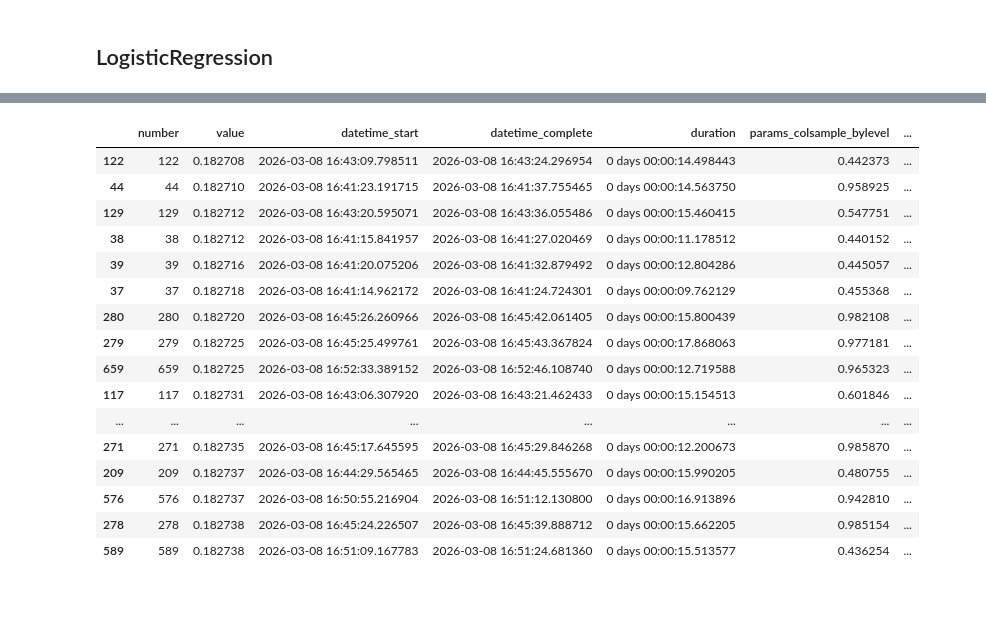
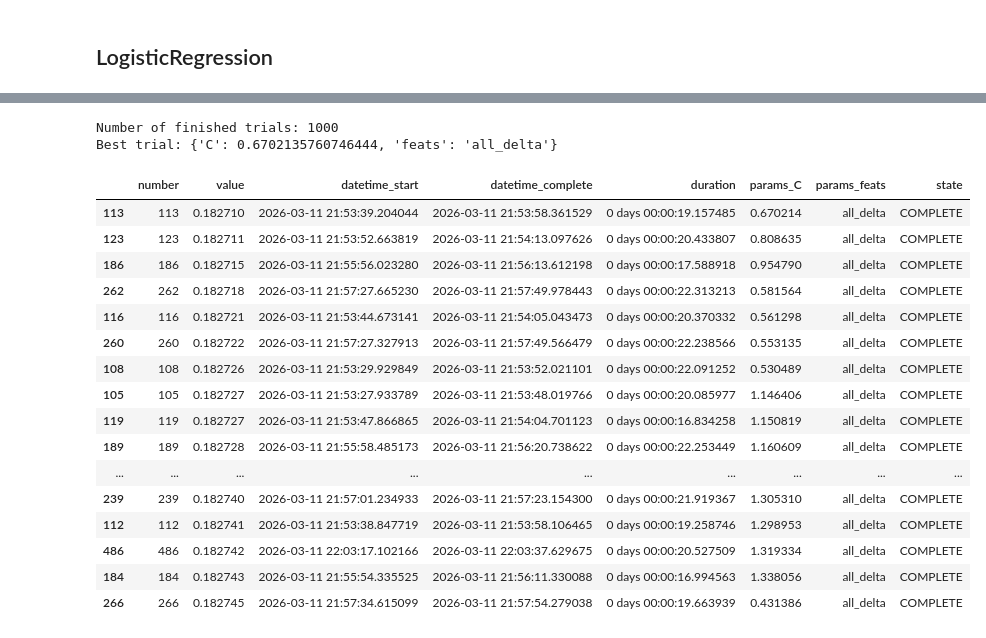
Before and after one commit to lucabasa/kaggle_competitions, a Jupyter notebook: march_madness/04_experiments_men.ipynb, the cells around one changed output, grey strips where cells are left out. Cells and saved outputs as stored; diff of their text form; code cells hidden in the pictures; blank space fills up the shorter version.

```diff
--- a/march_madness/04_experiments_men.ipynb
+++ b/march_madness/04_experiments_men.ipynb
@@ -672,12 +672,7 @@ Best trial: {'max_depth': 108, 'reg_lambda': 30.935315773225398, 'reg_alpha': 8.
 # %%
 def objective(trial, data=df_train, target=df_train["target"]):
     param = {
-        'C': trial.suggest_float('reg_lambda', 1e-3, 100.0),
-        'reg_alpha': trial.suggest_float('reg_alpha', 1e-3, 100.0),
-        'colsample_bytree': trial.suggest_float('colsample_bytree', 0.3, 1),
-        "colsample_bylevel": trial.suggest_float("colsample_bylevel", 0.3, 1),
-        'subsample': trial.suggest_float('subsample', 0.4, 1),
-        'min_child_weight': trial.suggest_float('min_child_weight', 1e-3 , 300),
+        'C': trial.suggest_float('C', 1e-3, 100.0),
         'feats': trial.suggest_categorical("feats", list(feats_dict.keys())),
     }
 
@@ -715,7 +710,7 @@ sampler = TPESampler(seed=645)  # Make the sampler behave in a deterministic way
 
 study = optuna.create_study(direction='minimize', sampler=sampler)
 optuna.logging.set_verbosity(optuna.logging.WARNING)
-study.optimize(objective, n_trials=2000, n_jobs=-1)
+study.optimize(objective, n_trials=1000, n_jobs=-1, show_progress_bar=True)
 print('Number of finished trials:', len(study.trials))
 print('Best trial:', study.best_trial.params)
 
@@ -726,17 +720,19 @@ Best trial: {'reg_lambda': 0.7208134861727786, 'reg_alpha': 28.92221114959707, '
+Number of finished trials: 1000
+Best trial: {'C': 0.6702135760746444, 'feats': 'all_delta'}
-|  | number | value | datetime_start | datetime_complete | duration | params_colsample_bylevel | ... |
-| 122 | 122 | 0.182708 | 2026-03-08 16:43:09.798511 | 2026-03-08 16:43:24.296954 | 0 days 00:00:14.498443 | 0.442373 | ... |
-| 44 | 44 | 0.182710 | 2026-03-08 16:41:23.191715 | 2026-03-08 16:41:37.755465 | 0 days 00:00:14.563750 | 0.958925 | ... |
-| 129 | 129 | 0.182712 | 2026-03-08 16:43:20.595071 | 2026-03-08 16:43:36.055486 | 0 days 00:00:15.460415 | 0.547751 | ... |
-| 38 | 38 | 0.182712 | 2026-03-08 16:41:15.841957 | 2026-03-08 16:41:27.020469 | 0 days 00:00:11.178512 | 0.440152 | ... |
-| 39 | 39 | 0.182716 | 2026-03-08 16:41:20.075206 | 2026-03-08 16:41:32.879492 | 0 days 00:00:12.804286 | 0.445057 | ... |
-| 37 | 37 | 0.182718 | 2026-03-08 16:41:14.962172 | 2026-03-08 16:41:24.724301 | 0 days 00:00:09.762129 | 0.455368 | ... |
-| 280 | 280 | 0.182720 | 2026-03-08 16:45:26.260966 | 2026-03-08 16:45:42.061405 | 0 days 00:00:15.800439 | 0.982108 | ... |
-| 279 | 279 | 0.182725 | 2026-03-08 16:45:25.499761 | 2026-03-08 16:45:43.367824 | 0 days 00:00:17.868063 | 0.977181 | ... |
-| 659 | 659 | 0.182725 | 2026-03-08 16:52:33.389152 | 2026-03-08 16:52:46.108740 | 0 days 00:00:12.719588 | 0.965323 | ... |
-| 117 | 117 | 0.182731 | 2026-03-08 16:43:06.307920 | 2026-03-08 16:43:21.462433 | 0 days 00:00:15.154513 | 0.601846 | ... |
-| ... | ... | ... | ... | ... | ... | ... | ... |
-| 271 | 271 | 0.182735 | 2026-03-08 16:45:17.645595 | 2026-03-08 16:45:29.846268 | 0 days 00:00:12.200673 | 0.985870 | ... |
-| 209 | 209 | 0.182737 | 2026-03-08 16:44:29.565465 | 2026-03-08 16:44:45.555670 | 0 days 00:00:15.990205 | 0.480755 | ... |
-| 576 | 576 | 0.182737 | 2026-03-08 16:50:55.216904 | 2026-03-08 16:51:12.130800 | 0 days 00:00:16.913896 | 0.942810 | ... |
-| 278 | 278 | 0.182738 | 2026-03-08 16:45:24.226507 | 2026-03-08 16:45:39.888712 | 0 days 00:00:15.662205 | 0.985154 | ... |
-| 589 | 589 | 0.182738 | 2026-03-08 16:51:09.167783 | 2026-03-08 16:51:24.681360 | 0 days 00:00:15.513577 | 0.436254 | ... |
+|  | number | value | datetime_start | datetime_complete | duration | params_C | params_feats | state |
+| 113 | 113 | 0.182710 | 2026-03-11 21:53:39.204044 | 2026-03-11 21:53:58.361529 | 0 days 00:00:19.157485 | 0.670214 | all_delta | COMPLETE |
+| 123 | 123 | 0.182711 | 2026-03-11 21:53:52.663819 | 2026-03-11 21:54:13.097626 | 0 days 00:00:20.433807 | 0.808635 | all_delta | COMPLETE |
+| 186 | 186 | 0.182715 | 2026-03-11 21:55:56.023280 | 2026-03-11 21:56:13.612198 | 0 days 00:00:17.588918 | 0.954790 | all_delta | COMPLETE |
+| 262 | 262 | 0.182718 | 2026-03-11 21:57:27.665230 | 2026-03-11 21:57:49.978443 | 0 days 00:00:22.313213 | 0.581564 | all_delta | COMPLETE |
+| 116 | 116 | 0.182721 | 2026-03-11 21:53:44.673141 | 2026-03-11 21:54:05.043473 | 0 days 00:00:20.370332 | 0.561298 | all_delta | COMPLETE |
+| 260 | 260 | 0.182722 | 2026-03-11 21:57:27.327913 | 2026-03-11 21:57:49.566479 | 0 days 00:00:22.238566 | 0.553135 | all_delta | COMPLETE |
+| 108 | 108 | 0.182726 | 2026-03-11 21:53:29.929849 | 2026-03-11 21:53:52.021101 | 0 days 00:00:22.091252 | 0.530489 | all_delta | COMPLETE |
+| 105 | 105 | 0.182727 | 2026-03-11 21:53:27.933789 | 2026-03-11 21:53:48.019766 | 0 days 00:00:20.085977 | 1.146406 | all_delta | COMPLETE |
+| 119 | 119 | 0.182727 | 2026-03-11 21:53:47.866865 | 2026-03-11 21:54:04.701123 | 0 days 00:00:16.834258 | 1.150819 | all_delta | COMPLETE |
+| 189 | 189 | 0.182728 | 2026-03-11 21:55:58.485173 | 2026-03-11 21:56:20.738622 | 0 days 00:00:22.253449 | 1.160609 | all_delta | COMPLETE |
+| ... | ... | ... | ... | ... | ... | ... | ... | ... |
+| 239 | 239 | 0.182740 | 2026-03-11 21:57:01.234933 | 2026-03-11 21:57:23.154300 | 0 days 00:00:21.919367 | 1.305310 | all_delta | COMPLETE |
+| 112 | 112 | 0.182741 | 2026-03-11 21:53:38.847719 | 2026-03-11 21:53:58.106465 | 0 days 00:00:19.258746 | 1.298953 | all_delta | COMPLETE |
+| 486 | 486 | 0.182742 | 2026-03-11 22:03:17.102166 | 2026-03-11 22:03:37.629675 | 0 days 00:00:20.527509 | 1.319334 | all_delta | COMPLETE |
+| 184 | 184 | 0.182743 | 2026-03-11 21:55:54.335525 | 2026-03-11 21:56:11.330088 | 0 days 00:00:16.994563 | 1.338056 | all_delta | COMPLETE |
+| 266 | 266 | 0.182745 | 2026-03-11 21:57:34.615099 | 2026-03-11 21:57:54.279038 | 0 days 00:00:19.663939 | 0.431386 | all_delta | COMPLETE |
```
Also changed, not shown: parts of 1 cell of this notebook, 13 other files.
